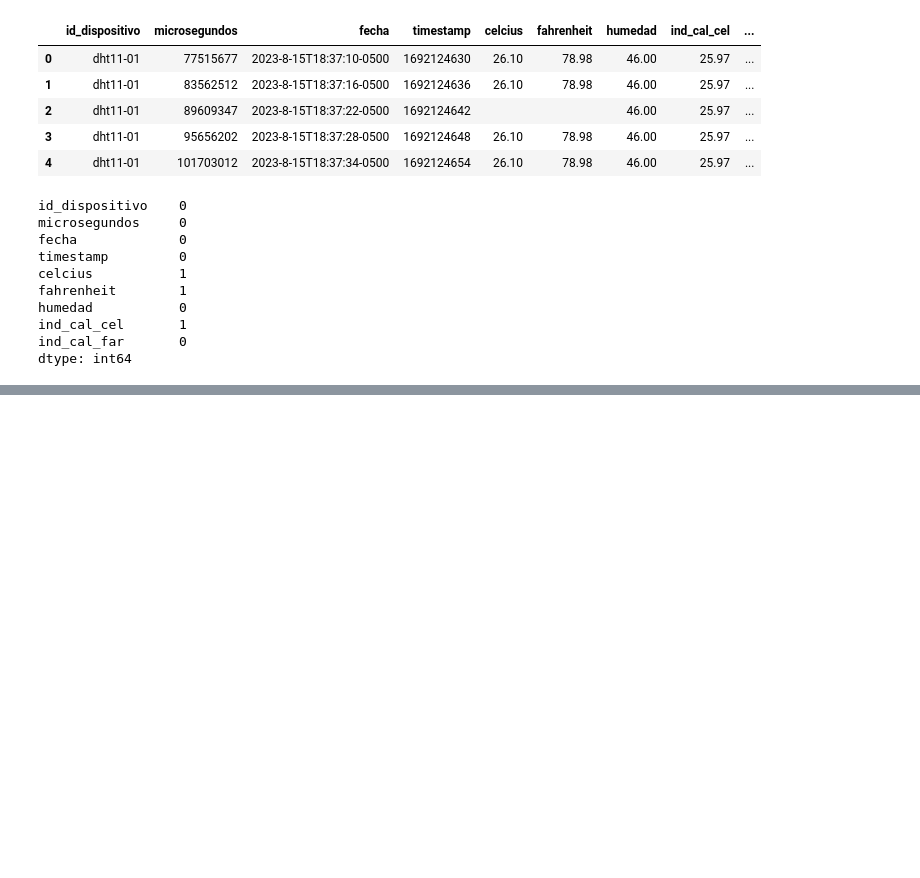
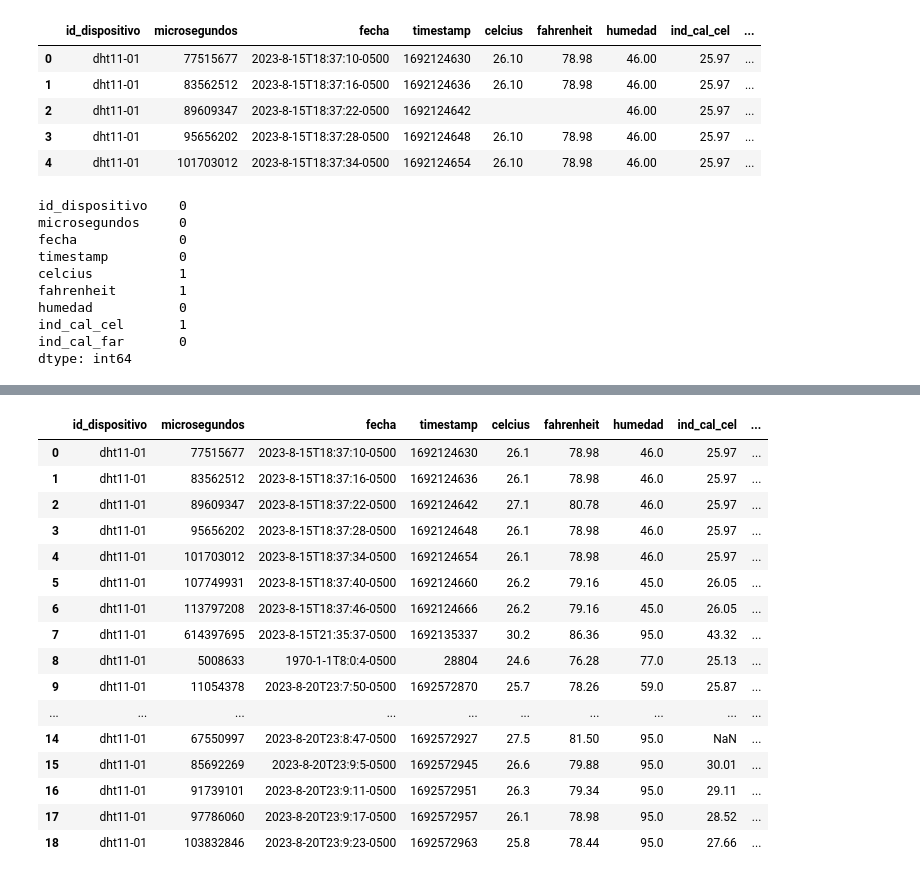
Before and after one commit to jimmyhm/seminario-ml-20241, a Jupyter notebook: 01-DataSources/consumo_datos_temperatura.ipynb, the cells around one changed output, grey strips where cells are left out. Saved outputs shown, nothing was run; the diff lists cells and outputs as text; code cells hidden in the pictures; blank space fills up the shorter version.

```diff
--- a/01-DataSources/consumo_datos_temperatura.ipynb
+++ b/01-DataSources/consumo_datos_temperatura.ipynb
@@ -69,0 +91,20 @@ dtype: object
+# %%
+tempeture_data.head(50)
+# %% [output]
+|  | id_dispositivo | microsegundos | fecha | timestamp | celcius | fahrenheit | humedad | ind_cal_cel | ... |
+| 0 | dht11-01 | 77515677 | 2023-8-15T18:37:10-0500 | 1692124630 | 26.1 | 78.98 | 46.0 | 25.97 | ... |
+| 1 | dht11-01 | 83562512 | 2023-8-15T18:37:16-0500 | 1692124636 | 26.1 | 78.98 | 46.0 | 25.97 | ... |
+| 2 | dht11-01 | 89609347 | 2023-8-15T18:37:22-0500 | 1692124642 | 27.1 | 80.78 | 46.0 | 25.97 | ... |
+| 3 | dht11-01 | 95656202 | 2023-8-15T18:37:28-0500 | 1692124648 | 26.1 | 78.98 | 46.0 | 25.97 | ... |
+| 4 | dht11-01 | 101703012 | 2023-8-15T18:37:34-0500 | 1692124654 | 26.1 | 78.98 | 46.0 | 25.97 | ... |
+| 5 | dht11-01 | 107749931 | 2023-8-15T18:37:40-0500 | 1692124660 | 26.2 | 79.16 | 45.0 | 26.05 | ... |
+| 6 | dht11-01 | 113797208 | 2023-8-15T18:37:46-0500 | 1692124666 | 26.2 | 79.16 | 45.0 | 26.05 | ... |
+| 7 | dht11-01 | 614397695 | 2023-8-15T21:35:37-0500 | 1692135337 | 30.2 | 86.36 | 95.0 | 43.32 | ... |
+| 8 | dht11-01 | 5008633 | 1970-1-1T8:0:4-0500 | 28804 | 24.6 | 76.28 | 77.0 | 25.13 | ... |
+| 9 | dht11-01 | 11054378 | 2023-8-20T23:7:50-0500 | 1692572870 | 25.7 | 78.26 | 59.0 | 25.87 | ... |
+| ... | ... | ... | ... | ... | ... | ... | ... | ... | ... |
+| 14 | dht11-01 | 67550997 | 2023-8-20T23:8:47-0500 | 1692572927 | 27.5 | 81.50 | 95.0 | NaN | ... |
+| 15 | dht11-01 | 85692269 | 2023-8-20T23:9:5-0500 | 1692572945 | 26.6 | 79.88 | 95.0 | 30.01 | ... |
+| 16 | dht11-01 | 91739101 | 2023-8-20T23:9:11-0500 | 1692572951 | 26.3 | 79.34 | 95.0 | 29.11 | ... |
+| 17 | dht11-01 | 97786060 | 2023-8-20T23:9:17-0500 | 1692572957 | 26.1 | 78.98 | 95.0 | 28.52 | ... |
+| 18 | dht11-01 | 103832846 | 2023-8-20T23:9:23-0500 | 1692572963 | 25.8 | 78.44 | 95.0 | 27.66 | ... |
```
Also changed, not shown: parts of 18 cells of this notebook.
